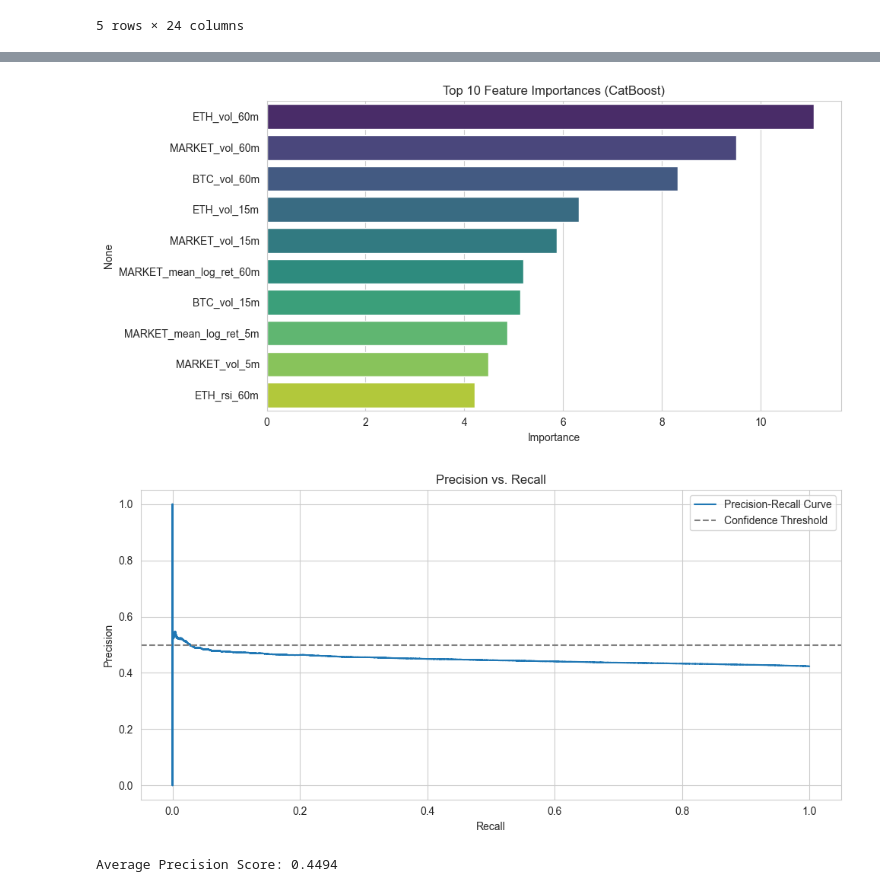
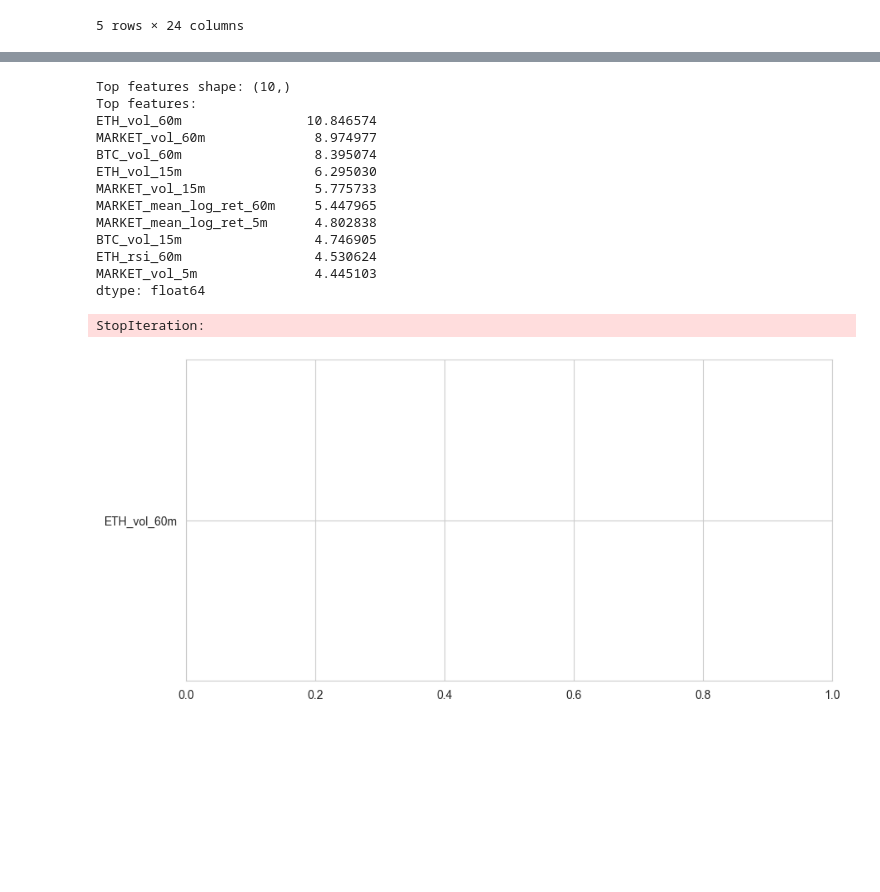
Before and after one commit to mmandelb2201/AITrader, a Jupyter notebook: model/classifier_model/eth_xgboost_golden_trio.ipynb, the cells around one changed output, grey strips where cells are left out. Drawn from its saved outputs; the diff is of its cells as text; code cells hidden in the pictures; blank space fills up the shorter version.

```diff
--- a/model/classifier_model/eth_xgboost_golden_trio.ipynb
+++ b/model/classifier_model/eth_xgboost_golden_trio.ipynb
@@ -330,30 +330,57 @@ Name: count, dtype: int64
 # %%
 # 5) Feature importance + precision-recall analysis
 importances = pd.Series(cat_final_model.get_feature_importance(), index=dataset.columns)
 top_features = importances.sort_values(ascending=False).head(10)
+
+# Validate and plot feature importances
+print(f"Top features shape: {top_features.shape}")
+print(f"Top features:\n{top_features}")
+
+# Filter out non-finite values before plotting
+top_features_finite = top_features[np.isfinite(top_features.values)]
+
 plt.figure(figsize=(10, 5))
-sns.barplot(x=top_features.values, y=top_features.index, palette='viridis')
-plt.title('Top 10 Feature Importances (CatBoost)')
-plt.xlabel('Importance')
-plt.tight_layout()
-plt.show()
+if len(top_features_finite) > 0 and top_features_finite.values.sum() > 0:
+    # Use matplotlib directly instead of seaborn for more robustness
+    plt.barh(range(len(top_features_finite)), top_features_finite.values)
+    plt.yticks(range(len(top_features_finite)), top_features_finite.index)
+    plt.xlabel('Importance')
+    plt.title('Top 10 Feature Importances (CatBoost)')
+    plt.gca().invert_yaxis()  # Highest importance at top
+    plt.tight_layout()
+    plt.show()
+else:
+    print("No valid finite feature importances to plot")
+    plt.close()
 
 precision, recall, thresholds = precision_recall_curve(y_test, test_probs)
 plt.figure(figsize=(10, 5))
 plt.plot(recall, precision, label='Precision-Recall Curve')
 plt.axhline(y=CONFIDENCE_THRESHOLD, color='gray', linestyle='--', label='Confidence Threshold')
 plt.xlabel('Recall')
 plt.ylabel('Precision')
 plt.title('Precision vs. Recall')
 plt.legend()
 plt.tight_layout()
 plt.show()
 avg_precision = average_precision_score(y_test, test_probs)
 print(f'Average Precision Score: {avg_precision:.4f}')
 # %% [output]
+Top features shape: (10,)
+Top features:
+ETH_vol_60m                10.846574
+MARKET_vol_60m              8.974977
+BTC_vol_60m                 8.395074
+ETH_vol_15m                 6.295030
+MARKET_vol_15m              5.775733
+MARKET_mean_log_ret_60m     5.447965
+MARKET_mean_log_ret_5m      4.802838
+BTC_vol_15m                 4.746905
+ETH_rsi_60m                 4.530624
+MARKET_vol_5m               4.445103
+dtype: float64
+StopIteration:
-[figure, old version]
+[figure, new version]
-[figure, removed]
-Average Precision Score: 0.4494
 # %%
 # 7) Summary diagnostics
 final_report = classification_report(y_test, test_preds, digits=4)
```
Also changed, not shown: parts of 4 cells of this notebook, 7 other files.
